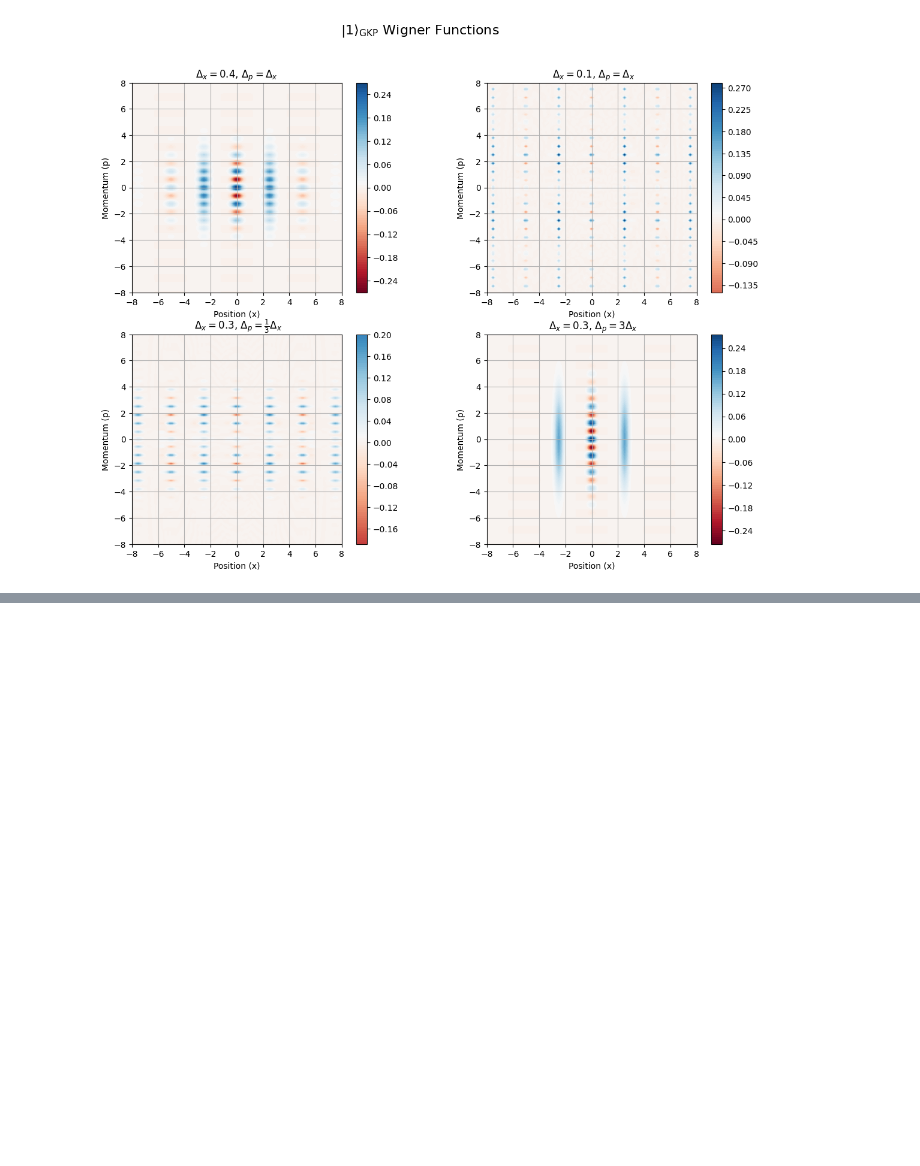
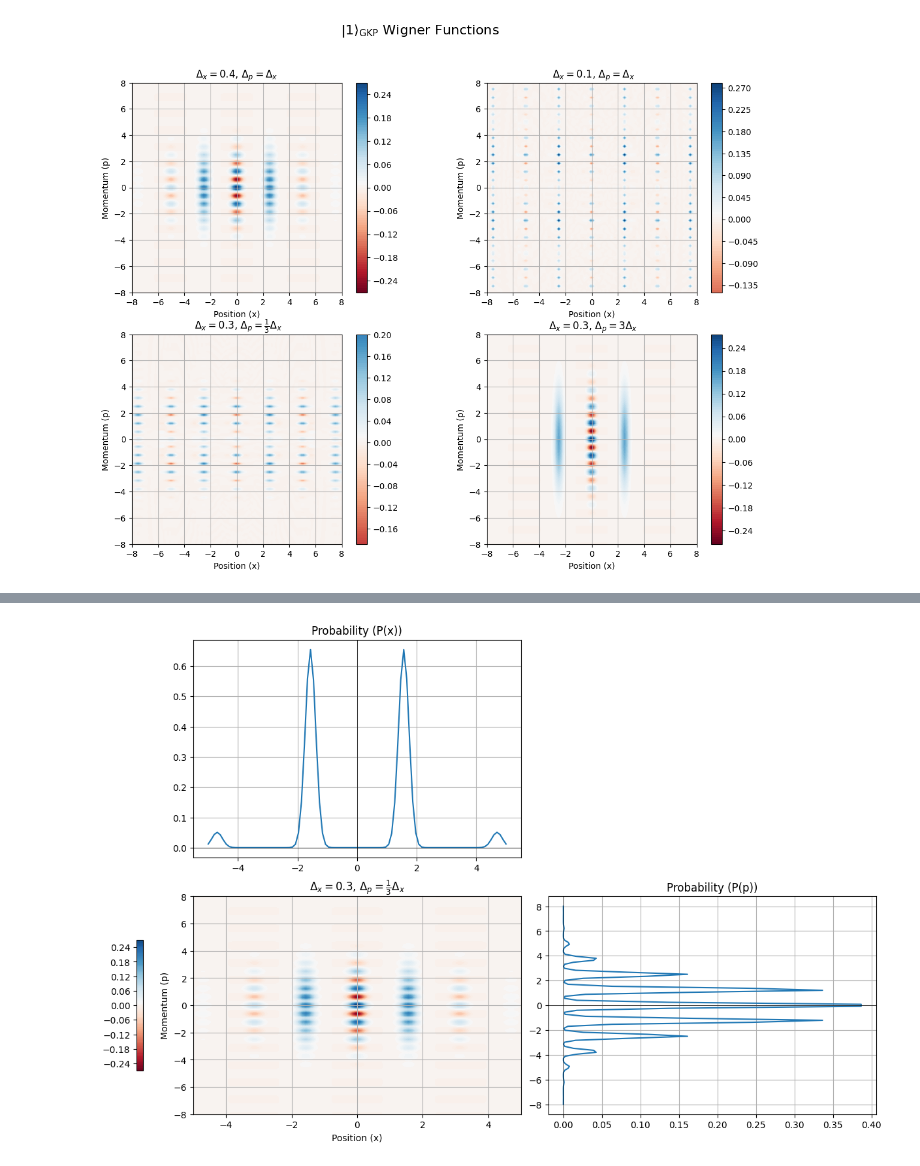
Before and after one commit to lhdarboe/Quantum-Information-Science-Project, a Jupyter notebook: GKP_LIVIA.ipynb, the cells around one changed output, grey strips where cells are left out. Drawn from its saved outputs; the diff is of its cells as text; code cells hidden in the pictures; blank space fills up the shorter version.

```diff
--- a/GKP_LIVIA.ipynb
+++ b/GKP_LIVIA.ipynb
@@ -259,0 +284,33 @@ plt.show()
+# %%
+import matplotlib.pyplot as plt
+
+fig, axs = plt.subplots(2, 2, figsize=(12, 8), constrained_layout=True)
+
+# Top-left: P(x)
+axs[0, 0].plot(x, Px)
+axs[0, 0].set_title("Probability (P(x))")
+axs[0, 0].grid()
+axs[0, 0].axhline(0, color='k', lw=0.5)
+axs[0, 0].axvline(0, color='k', lw=0.5)
+
+# Top-right: empty
+axs[0, 1].axis('off')
+
+# Bottom-left: Wigner function
+cf3 = axs[1, 0].contourf(x, p, W_GKP_01, levels=100, cmap='RdBu', vmin=vmin, vmax=vmax)
+axs[1, 0].set_title(r"$\Delta_x=0.3$, $\Delta_p=\frac{1}{3}\Delta_x$")
+axs[1, 0].set_xlabel("Position (x)")
+axs[1, 0].set_ylabel("Momentum (p)")
+axs[1, 0].grid()
+fig.colorbar(cf3, ax=axs[1, 0], location='left', shrink=0.6)
+
+# Bottom-right: P(p)
+axs[1, 1].plot(Pp, p)
+axs[1, 1].set_title("Probability (P(p))")
+axs[1, 1].grid()
+axs[1, 1].axhline(0, color='k', lw=0.5)
+axs[1, 1].axvline(0, color='k', lw=0.5)
+
+plt.show()
+# %% [output]
+[figure, added]
```
Also changed, not shown: parts of 7 cells of this notebook.
